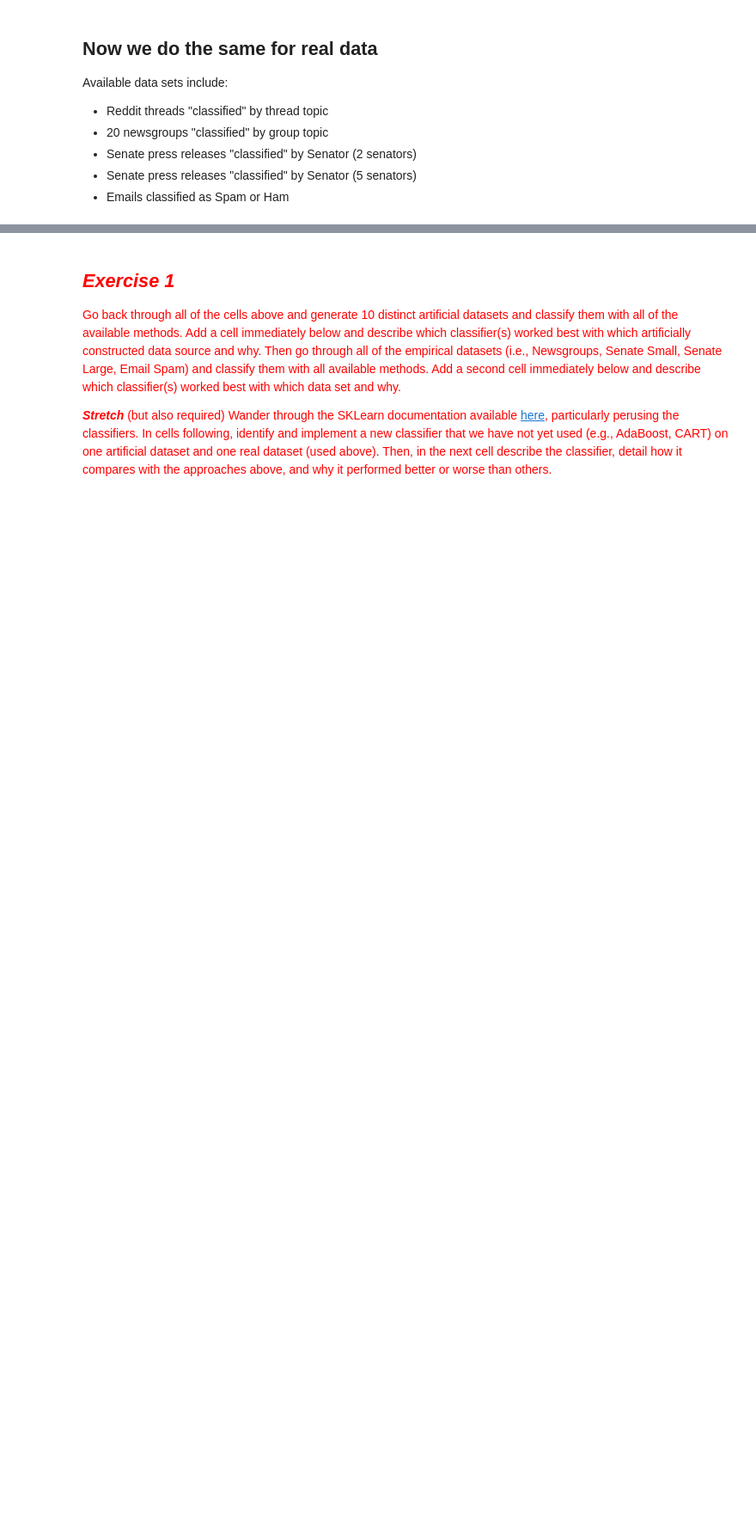
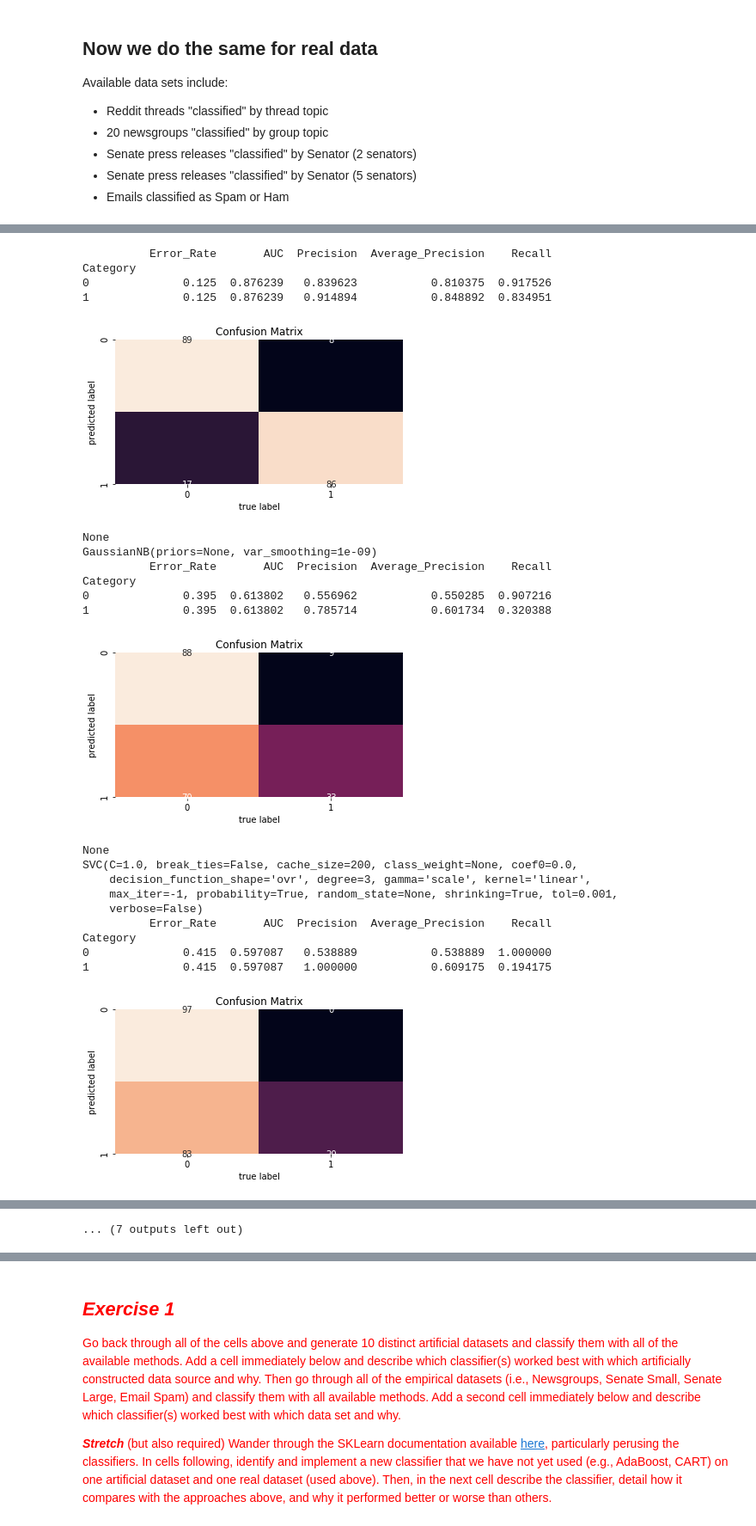
Before and after one commit to Computational-Content-Analysis-2020/Content-Analysis-2020, a Jupyter notebook: week-3/3-Classification.ipynb, the cells around one changed output, grey strips where cells are left out. Shown at 86% size. Cells and saved outputs as stored; diff of their text form; code cells hidden in the pictures; blank space fills up the shorter version.

```diff
--- a/week-3/3-Classification.ipynb
+++ b/week-3/3-Classification.ipynb
@@ -172,0 +464,34 @@ lucem_illud_2020.plotregions(clf, dfTrain)
+# %%
+#targetsplit, one class nested with two others, noise 0.3
+print_classifier_results(clf_bayes,dfTrain4, dfTest4) #2 low error
+print_classifier_results(clf_linear,dfTrain4, dfTest4)
+print_classifier_results(clf_poly,dfTrain4, dfTest4)
+print_classifier_results(clf_kneighbors,dfTrain4, dfTest4)
+print_classifier_results(clf_classical,dfTrain4, dfTest4)
+print_classifier_results(clf_decisiontree,dfTrain4, dfTest4)
+print_classifier_results(clf_randomforest,dfTrain4, dfTest4) #3 low
+print_classifier_results(clf_connectionist,dfTrain4, dfTest4)#lowest
+print_classifier_results(clf_ensemble,dfTrain4, dfTest4)
+# %% [output]
+          Error_Rate       AUC  Precision  Average_Precision    Recall
+Category
+0              0.125  0.876239   0.839623           0.810375  0.917526
+1              0.125  0.876239   0.914894           0.848892  0.834951
+[figure, added]
+None
+GaussianNB(priors=None, var_smoothing=1e-09)
+          Error_Rate       AUC  Precision  Average_Precision    Recall
+Category
+0              0.395  0.613802   0.556962           0.550285  0.907216
+1              0.395  0.613802   0.785714           0.601734  0.320388
+[figure, added]
+None
+SVC(C=1.0, break_ties=False, cache_size=200, class_weight=None, coef0=0.0,
+    decision_function_shape='ovr', degree=3, gamma='scale', kernel='linear',
+    max_iter=-1, probability=True, random_state=None, shrinking=True, tol=0.001,
+    verbose=False)
+          Error_Rate       AUC  Precision  Average_Precision    Recall
+Category
+0              0.415  0.597087   0.538889           0.538889  1.000000
+1              0.415  0.597087   1.000000           0.609175  0.194175
+[figure, added]
@@ -172,0 +528 @@ lucem_illud_2020.plotregions(clf, dfTrain)
+... (7 outputs left out)
```
Also changed, not shown: parts of 110 cells of this notebook, 1 other file.
